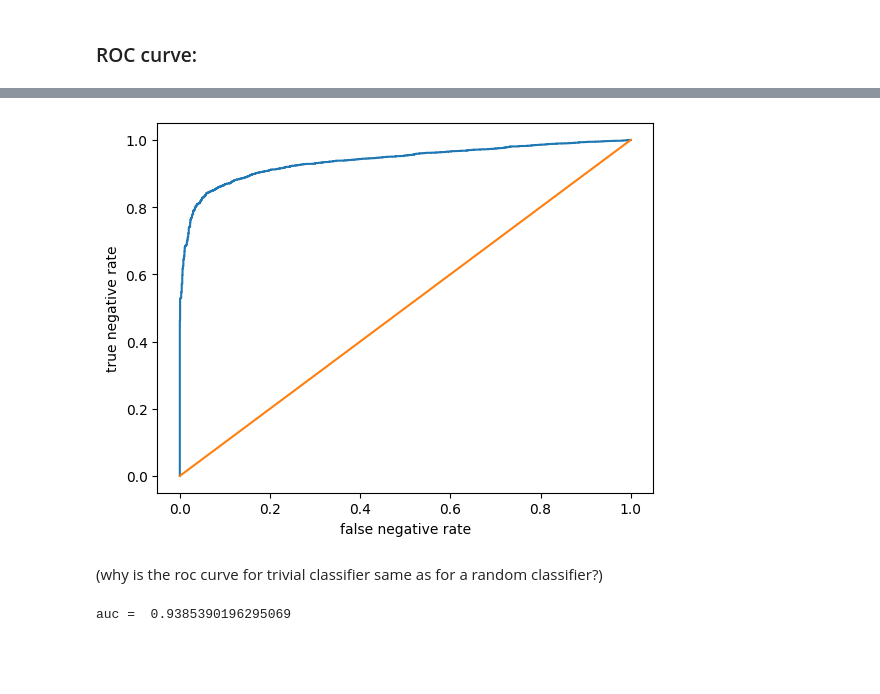
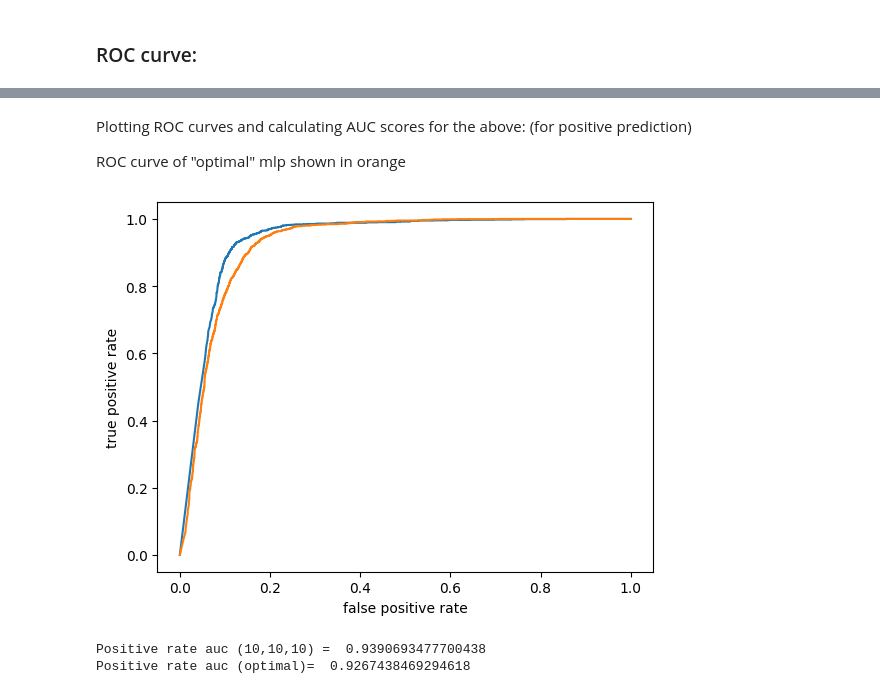
Before and after one commit to jyd-hu/srim, a Jupyter notebook: simple_mlp_all_data.ipynb, the cells around one changed output, grey strips where cells are left out. Cells and saved outputs as stored; diff of their text form; code cells hidden in the pictures; blank space fills up the shorter version.

```diff
--- a/simple_mlp_all_data.ipynb
+++ b/simple_mlp_all_data.ipynb
@@ -525,4 +583,7 @@ NameError: name 'y_prob' is not defined
 # %%
 y_prob = mlp.predict_proba(X_test)
+y_prob_opt = clf.predict_proba(X_test) #optimal hyperparams using randomisedsearchCV above
 # %%
-# fpr, tpr, thresholds = roc_curve(y_test, y_prob[:,1], pos_label=1)
+fpr, tpr, thresholds = roc_curve(y_test, y_prob[:,1], pos_label=1)
+# %%
+fpr_opt, tpr_opt, thresholds_opt = roc_curve(y_test, y_prob_opt[:,1], pos_label=1)
@@ -529,5 +592,18 @@ y_prob = mlp.predict_proba(X_test)
+# %% [markdown]
+Plotting ROC curves and calculating AUC scores for the above: (for positive prediction)
+
+ROC curve of "optimal" mlp shown in orange
 # %%
-# plt.plot(fpr, tpr)
-# plt.xlabel('false positive rate')
-# plt.ylabel('true positive rate')
-# plt.show()
+plt.plot(fpr, tpr)
+plt.plot(fpr_opt, tpr_opt)
+
+# plt.plot(fpr_triv,tpr_triv)
+
+# plt.xlabel('false negative rate')
+# plt.ylabel('true negative rate')
+
+plt.xlabel('false positive rate')
+plt.ylabel('true positive rate')
+plt.show()
+# %% [output]
+[figure, added]
@@ -538,18 +610,11 @@ fpr_triv, tpr_triv, thresholds_triv = roc_curve(y_test, y_prob_triv[:,0], pos_la
-# %%
-plt.plot(fpr_neg, tpr_neg)
-plt.plot(fpr_triv,tpr_triv)
-plt.xlabel('false negative rate')
-plt.ylabel('true negative rate')
-plt.show()
-# %% [output]
-[figure, removed]
-# %% [markdown]
-(why is the roc curve for trivial classifier same as for a random classifier?)
 # %%
 auc_score = roc_auc_score(y_test, y_prob[:,1])
-print('auc = ', auc_score)
+print('Positive rate auc (10,10,10) = ', auc_score)
+auc_score = roc_auc_score(y_test, y_prob_opt[:,1])
+print('Positive rate auc (optimal)= ', auc_score)
 
 # auc_score_neg = roc_auc_score((np.ones(np.shape(y_test))-y_test), y_prob[:,0])
 # print('negative auc score = ', auc_score_neg)
 # %% [output]
-auc =  0.9385390196295069
+Positive rate auc (10,10,10) =  0.9390693477700438
+Positive rate auc (optimal)=  0.9267438469294618
```
Also changed, not shown: parts of 64 cells of this notebook.
